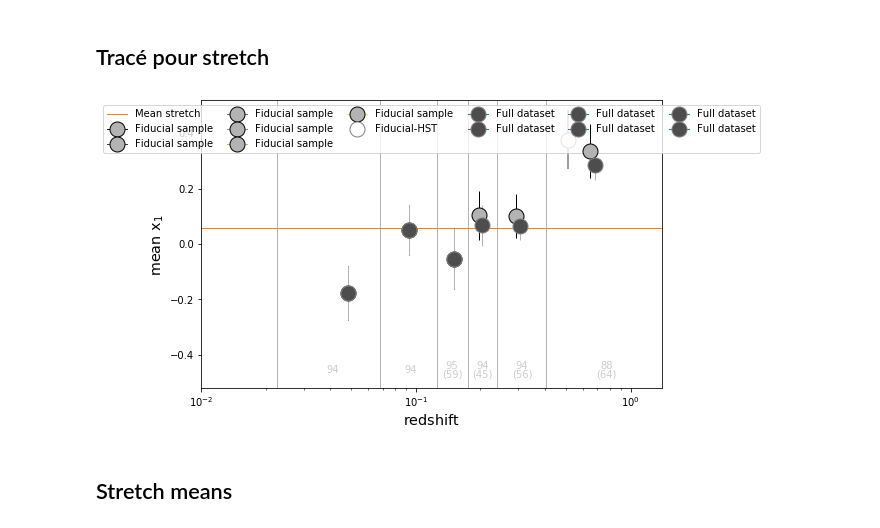
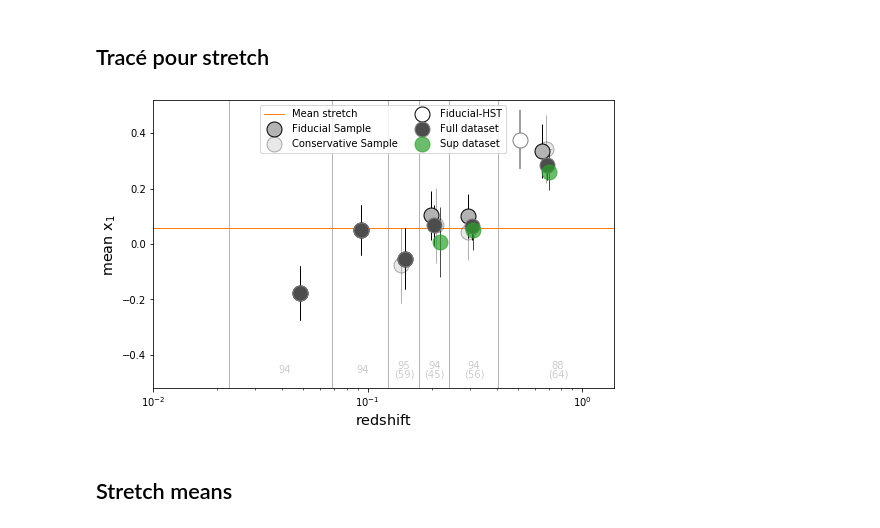
Before and after one commit to Nora-n/variaIa, a Jupyter notebook: notebooks/Drafts/draft_plots_simple_maglim.ipynb, the cells around one changed output. Drawn from its saved outputs; the diff is of its cells as text; code cells hidden in the pictures.

Commit message:
Still more and more points on the means

```diff
--- a/notebooks/Drafts/draft_plots_simple_maglim.ipynb
+++ b/notebooks/Drafts/draft_plots_simple_maglim.ipynb
@@ -1480,6 +1504,14 @@ x1_comp_mean_nhst = np.zeros(6)
 x1_comp_std_nhst = np.zeros(6)
 c_comp_mean_nhst = np.zeros(6)
 c_comp_std_nhst = np.zeros(6)
+
+slices_sup = []
+z_comp_mean_sup = np.zeros(6)
+z_comp_std_sup = np.zeros(6)
+x1_comp_mean_sup = np.zeros(6)
+x1_comp_std_sup = np.zeros(6)
+c_comp_mean_sup = np.zeros(6)
+c_comp_std_sup = np.zeros(6)
 
 slices_full = []
 z_comp_mean_full = np.zeros(6)
@@ -1519,6 +1551,15 @@ for i in range(6):
     c_comp_mean_full[i] = np.mean(df_full.colors.values[slices_full[i]])
     c_comp_std_full[i] = np.std(df_full.colors.values[slices_full[i]])
 
+    slices_sup.append(np.where((df_sup.redshifts > bins[i])
+                              & (df_sup.redshifts <= bins[i+1])))
+    z_comp_mean_sup[i] = np.mean(df_sup.redshifts.values[slices_sup[i]])
+    z_comp_std_sup[i] = np.std(df_sup.redshifts.values[slices_sup[i]])
+    x1_comp_mean_sup[i] = np.mean(df_sup.stretchs.values[slices_sup[i]])
+    x1_comp_std_sup[i] = np.std(df_sup.stretchs.values[slices_sup[i]])
+    c_comp_mean_sup[i] = np.mean(df_sup.colors.values[slices_sup[i]])
+    c_comp_std_sup[i] = np.std(df_sup.colors.values[slices_sup[i]])
+
 slices_cons = []
 z_comp_mean_cons = np.zeros(6)
 z_comp_std_cons = np.zeros(6)
@@ -1583,7 +1624,8 @@ for survey in surveys:
 fig = plt.figure(figsize=[8, 5])
 ax = fig.add_axes([0.1, 0.12, 0.8, 0.8])
 
-prop2 = dict(marker="o", ms=15, ecolor="0.7", mew=1, mec="0.5", mfc='.3')
+prop3 = dict(marker="o", ms=15, ecolor="k", mew=1, mec="C2", mfc='C2')
+prop2 = dict(marker="o", ms=15, ecolor="k", mew=1, mec="0.5", mfc='.3')
 prop = dict(marker="o", ms=15, ecolor="k", mew=1, mec="k", mfc="0.7")
 
 cmap = 'inferno'
@@ -1608,7 +1650,7 @@ for i in range(6):
     ax.errorbar(z_comp_mean[i], x1_comp_mean[i],
                 xerr=z_comp_std[i]/np.sqrt(len(df_nc.redshifts.values[slices[i]])),
                 yerr=x1_comp_std[i]/np.sqrt(len(df_nc.stretchs.values[slices[i]])),
-                color=vmap_s[i], **prop, zorder=10, lw=1,
+                **prop, zorder=10, lw=1,
                 label='Fiducial sample')#, alpha=.3)
 
 ax.errorbar(z_comp_mean_nhst[-1], x1_comp_mean_nhst[-1],
@@ -1625,44 +1667,64 @@ for i in range(6):
                 **prop2, zorder=10, lw=1,
                 label='Full dataset')#, alpha=.3)
 
+for i in range(6):
+    ax.errorbar(z_comp_mean_sup[i], x1_comp_mean_sup[i],
+                xerr=z_comp_std_sup[i]/np.sqrt(len(df_sup.redshifts.values[slices_sup[i]])),
+                yerr=x1_comp_std_sup[i]/np.sqrt(len(df_sup.stretchs.values[slices_sup[i]])),
+                **prop3, zorder=10, lw=1,
+                label='Sup dataset', alpha=.7)
+
+legend_elements = [Line2D([0], [0], ls='-', color='C1', lw=1,
+                          label='Mean stretch'),
+                   Line2D([0], [0], marker="o", ms=15, mew=1, mec="k", mfc="0.7",
+                          label='Fiducial Sample', lw=0),
+                   Line2D([0], [0], marker="o", ms=15, mew=1, mec="k", mfc="0.7", alpha=.3,
+                          label='Conservative Sample', lw=0),
+                   Line2D([0], [0], marker='o', ms=15, mfc='white', mec='k',
+                          label='Fiducial-HST', lw=0),
+                   Line2D([0], [0], marker="o", ms=15, mew=1, mec="0.5", mfc="0.3",
+                          label='Full dataset', lw=0),
+                   Line2D([0], [0], marker="o", ms=15, mew=1, mec="C2", mfc="C2", alpha=.7,
+                          label='Sup dataset', lw=0) ]
+
 #############################################################################################
 
-#for i, c in zip(range(6), vmap_s):
-#    ax.errorbar(z_comp_mean_cons[i], x1_comp_mean_cons[i],
-#                 xerr=z_comp_std_cons[i]/np.sqrt(len(df_c.redshifts.values[slices_cons[i]])),
-#                 yerr=x1_comp_std_cons[i]/np.sqrt(len(df_c.stretchs.values[slices_cons[i]])),
-#                 color=vmap_s[i], **prop, alpha=.3, zorder=9, lw=1)
+for i, c in zip(range(6), vmap_s):
+    ax.errorbar(z_comp_mean_cons[i], x1_comp_mean_cons[i],
+                 xerr=z_comp_std_cons[i]/np.sqrt(len(df_c.redshifts.values[slices_cons[i]])),
+                 yerr=x1_comp_std_cons[i]/np.sqrt(len(df_c.stretchs.values[slices_cons[i]])),
+                 color=vmap_s[i], **prop, alpha=.3, zorder=9, lw=1)
 
 ax.hline(np.mean(df_nc.stretchs), color='C1', lw=1, ls='-', label='Mean stretch')
 
 #############################################################################################
 
 for i in range(6):
     if len(df_nc.redshifts.values[slices[i]]) == len(df_c.redshifts.values[slices_cons[i]]):
         ax.text((bins_text[i+1]+bins_text[i])/2-shift_slices[i][0], -0.465,
                 str(len(df_nc.redshifts.values[slices[i]])), alpha=.2)
     else:
         ax.text((bins_text[i+1]+bins_text[i])/2-shift_slices[i][0], -0.45,
                 str(len(df_nc.redshifts.values[slices[i]])), alpha=.2)
         ax.text((bins_text[i+1]+bins_text[i])/2-shift_slices[i][1], -0.48,
                 '(' + str(len(df_c.redshifts.values[slices_cons[i]])) + ')', alpha=.2)
 
 #############################################################################################
 
 ax.set_ylim(-0.52, 0.52)
 #ax.set_ylim(-0.80, 0.60)
 ax.set_xlim(0.01, 1.4)
 ax.set_xscale('log')
 
 ax.set_xlabel(r"$\mathrm{redshift}$ ", fontsize="x-large")
 ax.set_ylabel(r"$\mathrm{mean\,\,x}_1$ ", fontsize="x-large")
 
-ax.legend(ncol=6, loc='upper center', columnspacing=1.4)
+ax.legend(handles=legend_elements, ncol=2, loc='upper center', columnspacing=1.4)
 
-fig.savefig('../../Images/pdf/mean_stretchs-nHST_full.pdf', bbox_inches='tight')
-fig.savefig('../../Images/png/mean_stretchs-nHST_full.png', bbox_inches='tight', dpi=600)
+fig.savefig('../../Images/pdf/mean_stretchs-nHST_full-sup.pdf', bbox_inches='tight')
+fig.savefig('../../Images/png/mean_stretchs-nHST_full-sup.png', bbox_inches='tight', dpi=600)
 # %% [output]
-[figure, old version]
+[figure, new version]
 # %% [markdown]
 ## Stretch means
 # %%
```
Also changed, not shown: parts of 3 cells of this notebook, 4 other files.
